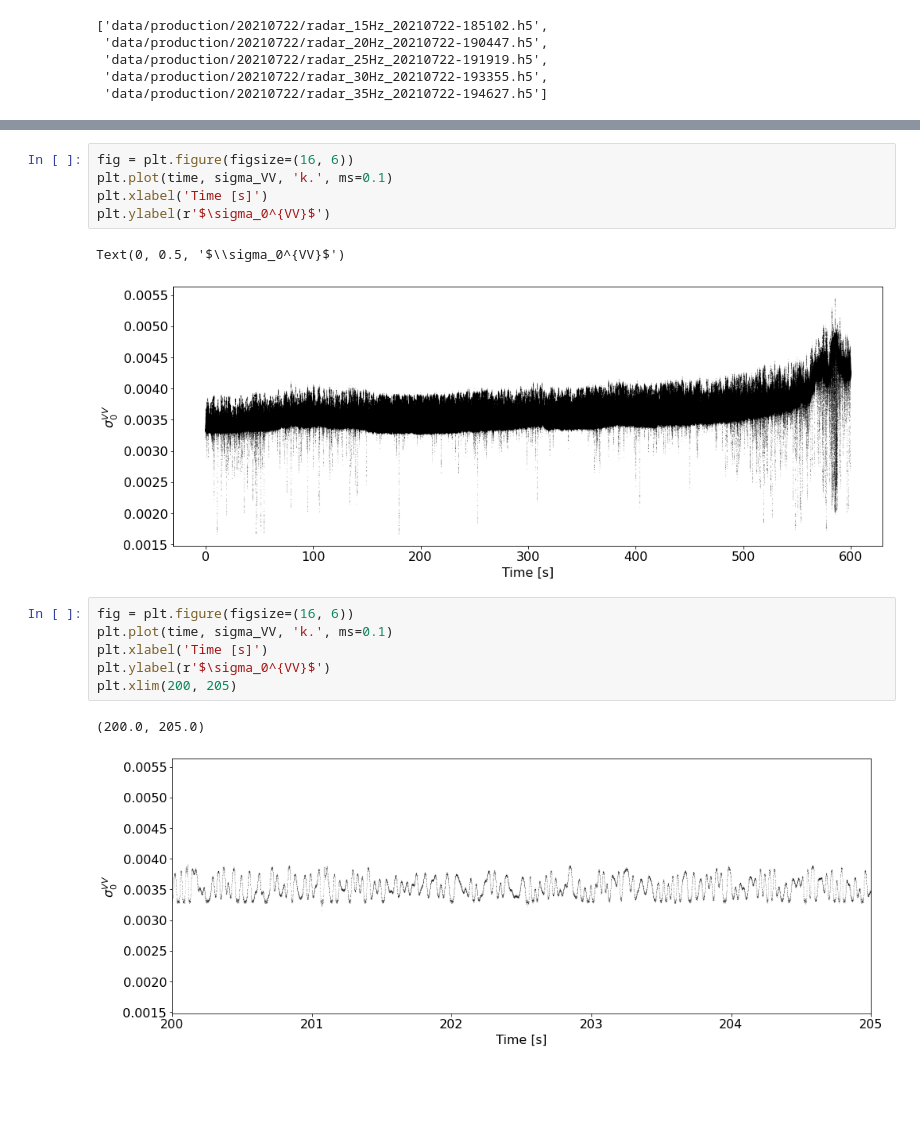
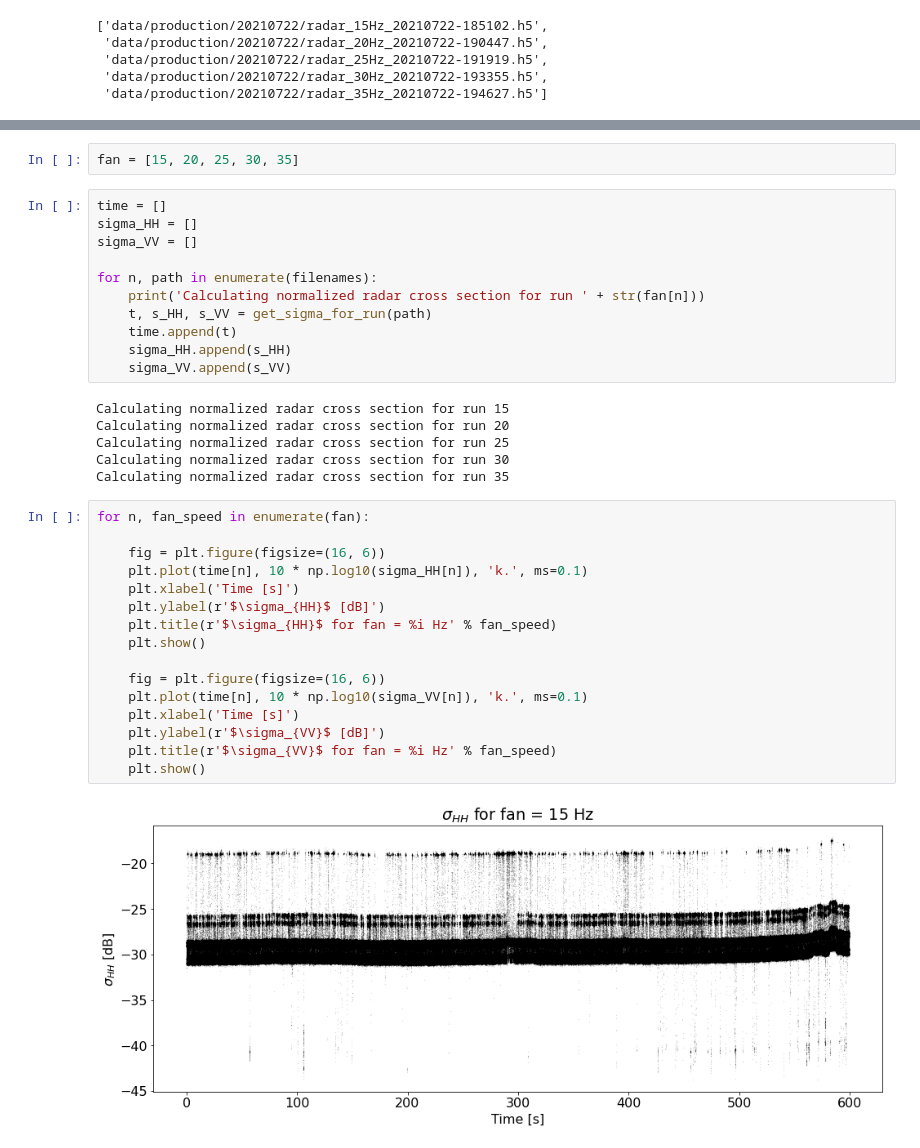
Before and after one commit to sustain-lab/c-band-scatterometer, a Jupyter notebook: production.ipynb, the cells around one changed output, grey strips where cells are left out. Saved outputs shown, nothing was run; the diff lists cells and outputs as text; blank space fills up the shorter version.

```diff
--- a/production.ipynb
+++ b/production.ipynb
@@ -139,17 +74,37 @@ Text(0, 0.5, '$\\sigma_0^{HH}$')
-# %%
-fig = plt.figure(figsize=(16, 6))
-plt.plot(time, sigma_VV, 'k.', ms=0.1)
-plt.xlabel('Time [s]')
-plt.ylabel(r'$\sigma_0^{VV}$')
-# %% [output]
-Text(0, 0.5, '$\\sigma_0^{VV}$')
-[figure, removed]
-# %%
-fig = plt.figure(figsize=(16, 6))
-plt.plot(time, sigma_VV, 'k.', ms=0.1)
-plt.xlabel('Time [s]')
-plt.ylabel(r'$\sigma_0^{VV}$')
-plt.xlim(200, 205)
-# %% [output]
-(200.0, 205.0)
-[figure, removed]
+# %%
+fan = [15, 20, 25, 30, 35]
+# %%
+time = []
+sigma_HH = []
+sigma_VV = []
+
+for n, path in enumerate(filenames):
+    print('Calculating normalized radar cross section for run ' + str(fan[n]))
+    t, s_HH, s_VV = get_sigma_for_run(path)
+    time.append(t)
+    sigma_HH.append(s_HH)
+    sigma_VV.append(s_VV)
+# %% [output]
+Calculating normalized radar cross section for run 15
+Calculating normalized radar cross section for run 20
+Calculating normalized radar cross section for run 25
+Calculating normalized radar cross section for run 30
+Calculating normalized radar cross section for run 35
+# %%
+for n, fan_speed in enumerate(fan):
+
+    fig = plt.figure(figsize=(16, 6))
+    plt.plot(time[n], 10 * np.log10(sigma_HH[n]), 'k.', ms=0.1)
+    plt.xlabel('Time [s]')
+    plt.ylabel(r'$\sigma_{HH}$ [dB]')
+    plt.title(r'$\sigma_{HH}$ for fan = %i Hz' % fan_speed)
+    plt.show()
+
+    fig = plt.figure(figsize=(16, 6))
+    plt.plot(time[n], 10 * np.log10(sigma_VV[n]), 'k.', ms=0.1)
+    plt.xlabel('Time [s]')
+    plt.ylabel(r'$\sigma_{VV}$ [dB]')
+    plt.title(r'$\sigma_{VV}$ for fan = %i Hz' % fan_speed)
+    plt.show()
+# %% [output]
+[figure, added]
```
Also changed, not shown: parts of 23 cells of this notebook.
